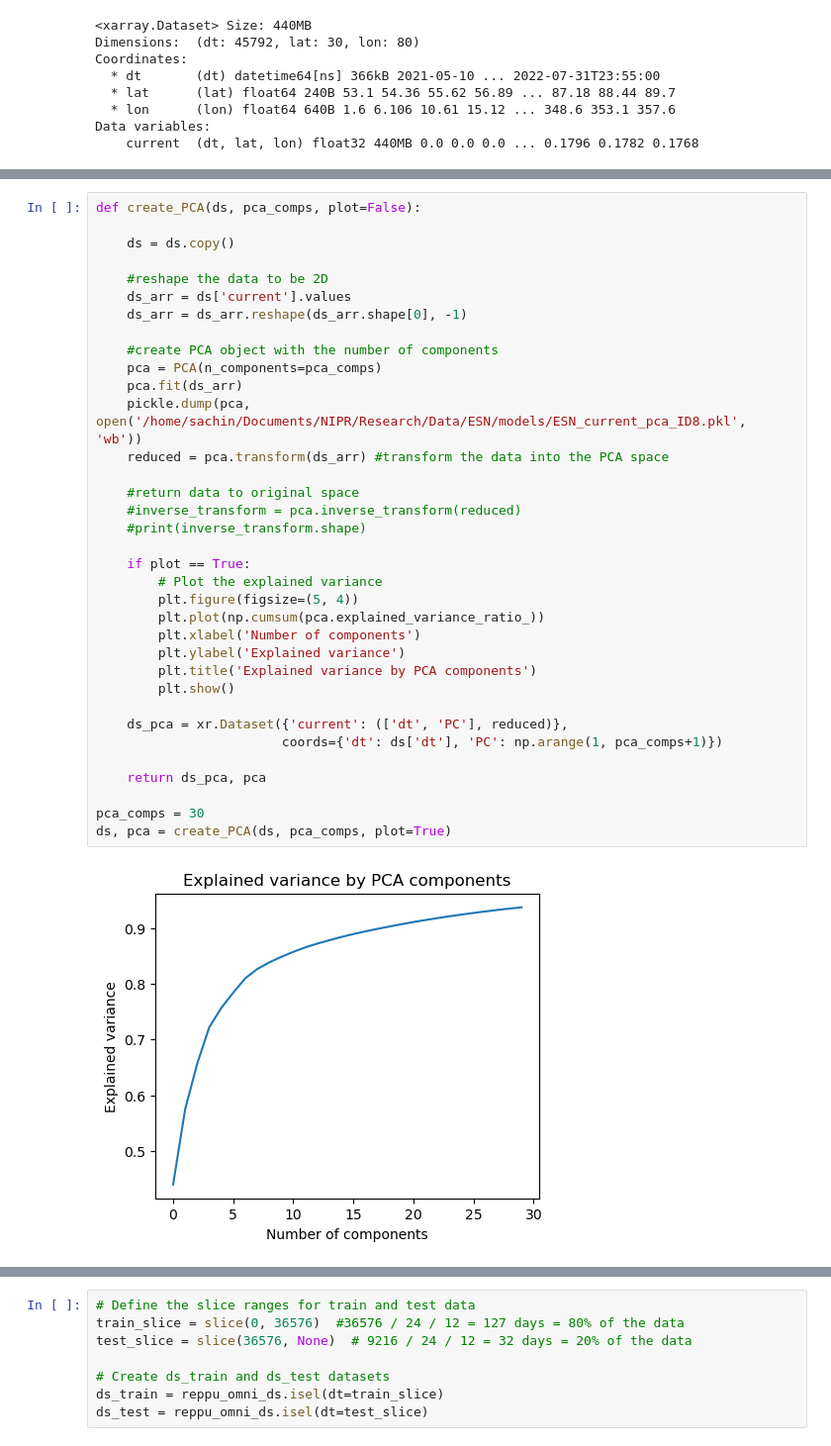
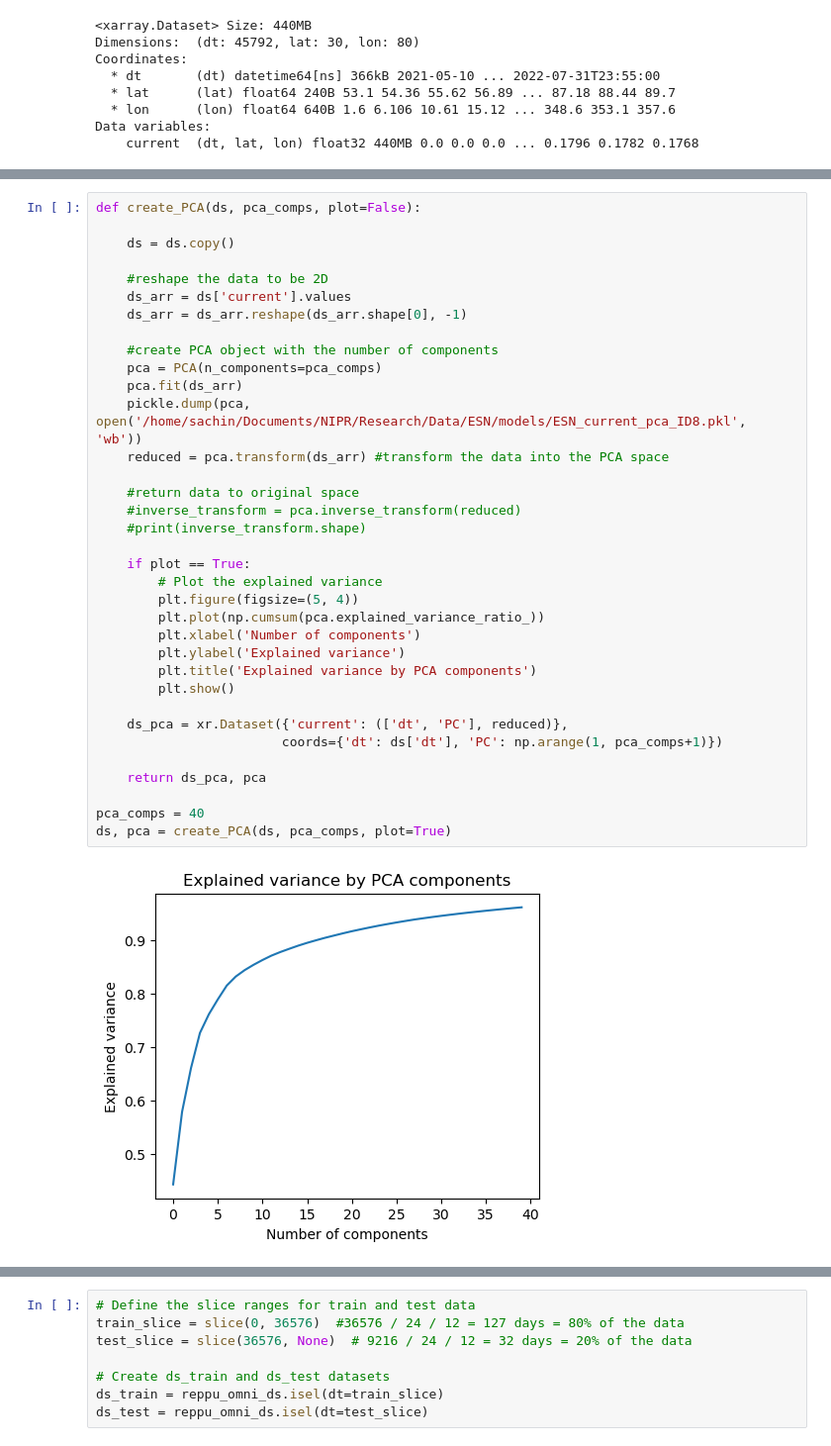
Before and after one commit to reddy-sachin/REPPU-ESN2, a Jupyter notebook: SR_ML/SMRAI_current_PCA.ipynb, the cells around one changed output, grey strips where cells are left out. Shown at 99% size. Drawn from its saved outputs; the diff is of its cells as text.

```diff
--- a/SR_ML/SMRAI_current_PCA.ipynb
+++ b/SR_ML/SMRAI_current_PCA.ipynb
@@ -73,35 +104,35 @@ def create_PCA(ds, pca_comps, plot=False):
     #reshape the data to be 2D
     ds_arr = ds['current'].values
     ds_arr = ds_arr.reshape(ds_arr.shape[0], -1)
 
     #create PCA object with the number of components
     pca = PCA(n_components=pca_comps)
     pca.fit(ds_arr)
     pickle.dump(pca, open('/home/sachin/Documents/NIPR/Research/Data/ESN/models/ESN_current_pca_ID8.pkl', 'wb'))
     reduced = pca.transform(ds_arr) #transform the data into the PCA space
 
     #return data to original space
     #inverse_transform = pca.inverse_transform(reduced)
     #print(inverse_transform.shape)
 
     if plot == True:
         # Plot the explained variance
         plt.figure(figsize=(5, 4))
         plt.plot(np.cumsum(pca.explained_variance_ratio_))
         plt.xlabel('Number of components')
         plt.ylabel('Explained variance')
         plt.title('Explained variance by PCA components')
         plt.show()
 
     ds_pca = xr.Dataset({'current': (['dt', 'PC'], reduced)},
                         coords={'dt': ds['dt'], 'PC': np.arange(1, pca_comps+1)})
 
     return ds_pca, pca
 
-pca_comps = 30
+pca_comps = 40
 ds, pca = create_PCA(ds, pca_comps, plot=True)
 # %% [output]
-[figure, old version]
+[figure, new version]
 # %%
 #open the omni data and merge it with the REPPU data
 omni_mhd_path = r'/home/ryuho/Documents/reddy/research/SMRAI/Data/OMNI/'
```
Also changed, not shown: parts of 13 cells of this notebook, 9 other files.
